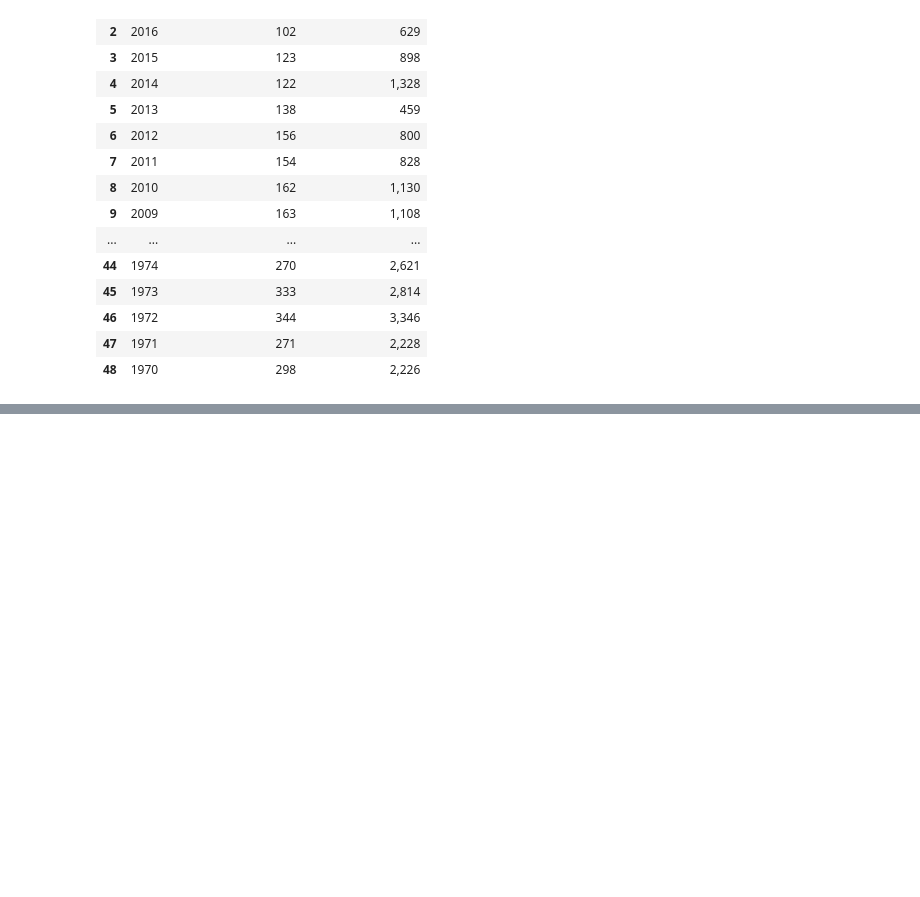
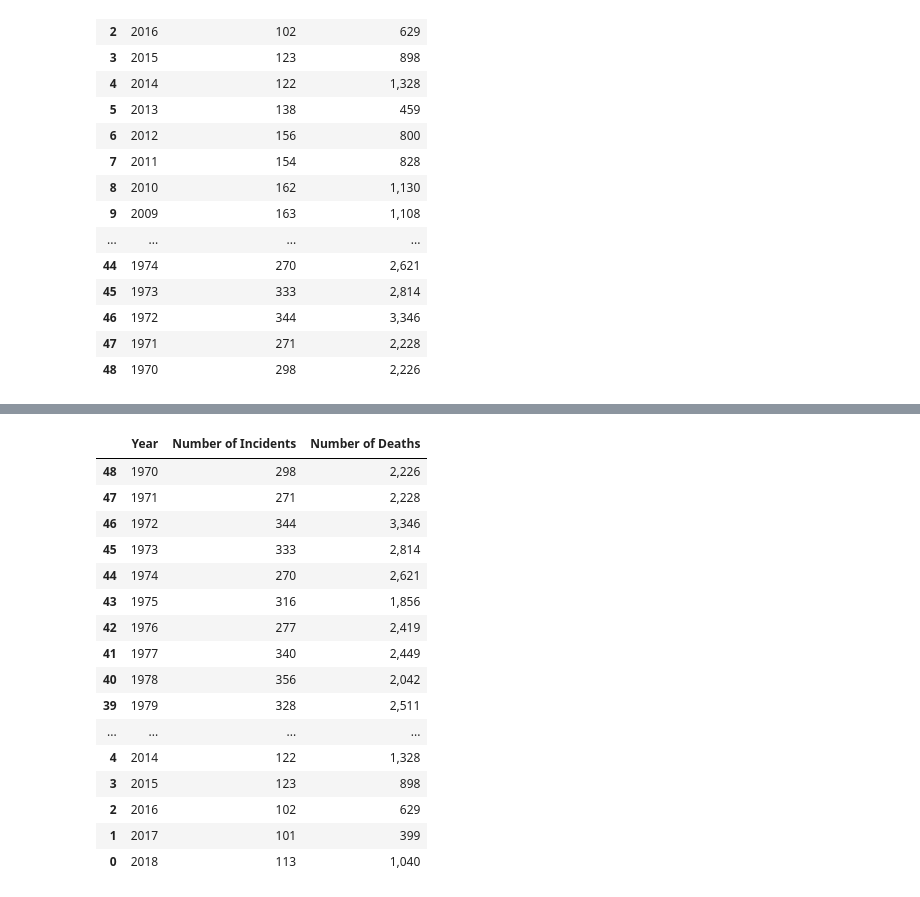
Before and after one commit to ta-data-mex/web-project, a Jupyter notebook: Web-Scrapping-Project-clean.ipynb, the cells around one changed output, grey strips where cells are left out. Saved outputs shown, nothing was run; the diff lists cells and outputs as text; code cells hidden in the pictures; blank space fills up the shorter version.

```diff
--- a/Web-Scrapping-Project-clean.ipynb
+++ b/Web-Scrapping-Project-clean.ipynb
@@ -121,0 +170,20 @@ SyntaxError: invalid syntax (<ipython-input-25-67417ce85c5f>, line 1)
+# %%
+df.sort_values(['Year'],ascending=True)
+# %% [output]
+|  | Year | Number of Incidents | Number of Deaths |
+| 48 | 1970 | 298 | 2,226 |
+| 47 | 1971 | 271 | 2,228 |
+| 46 | 1972 | 344 | 3,346 |
+| 45 | 1973 | 333 | 2,814 |
+| 44 | 1974 | 270 | 2,621 |
+| 43 | 1975 | 316 | 1,856 |
+| 42 | 1976 | 277 | 2,419 |
+| 41 | 1977 | 340 | 2,449 |
+| 40 | 1978 | 356 | 2,042 |
+| 39 | 1979 | 328 | 2,511 |
+| ... | ... | ... | ... |
+| 4 | 2014 | 122 | 1,328 |
+| 3 | 2015 | 123 | 898 |
+| 2 | 2016 | 102 | 629 |
+| 1 | 2017 | 101 | 399 |
+| 0 | 2018 | 113 | 1,040 |
```
Also changed, not shown: parts of 6 cells of this notebook, 3 other files.
